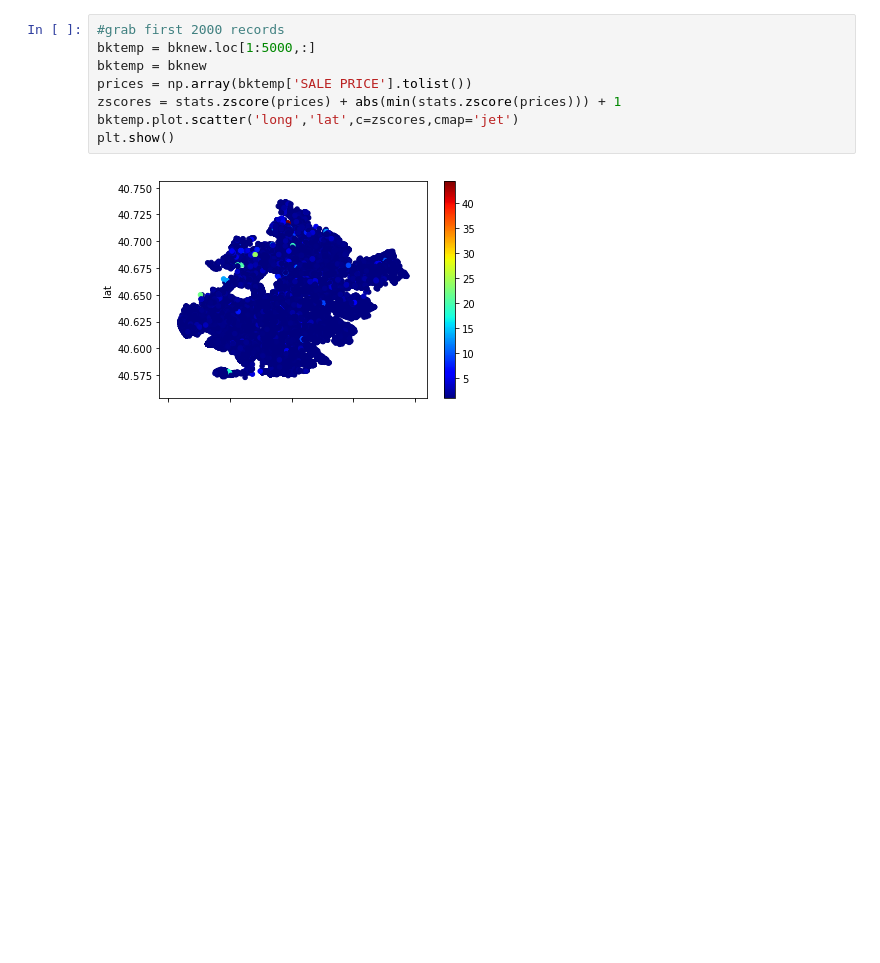
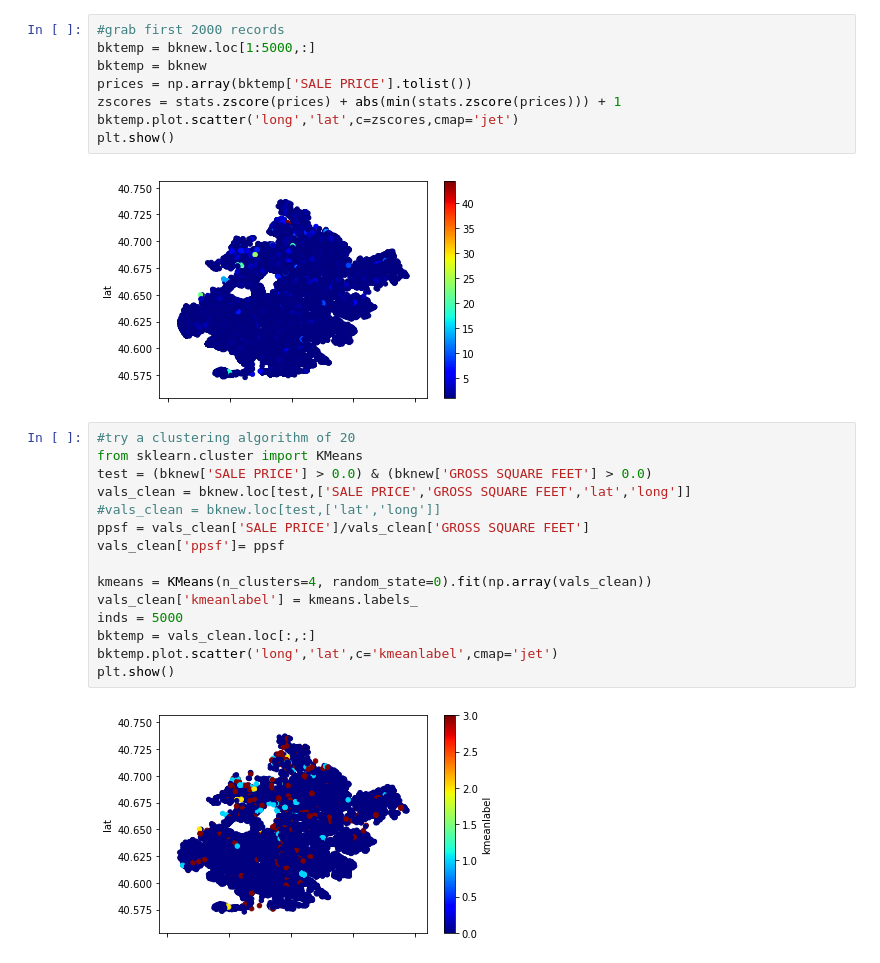
Before and after one commit to dlhocker/nycsales, a Jupyter notebook: basic_stats.ipynb, the cells around one changed output. Drawn from its saved outputs; the diff is of its cells as text; blank space fills up the shorter version.

Commit message:
added kmeans to look at brooklyn data

```diff
--- a/basic_stats.ipynb
+++ b/basic_stats.ipynb
@@ -89,3 +107,20 @@ bktemp.plot.scatter('long','lat',c=zscores,cmap='jet')
 plt.show()
 # %% [output]
 [figure]
+# %%
+#try a clustering algorithm of 20
+from sklearn.cluster import KMeans
+test = (bknew['SALE PRICE'] > 0.0) & (bknew['GROSS SQUARE FEET'] > 0.0)
+vals_clean = bknew.loc[test,['SALE PRICE','GROSS SQUARE FEET','lat','long']]
+#vals_clean = bknew.loc[test,['lat','long']]
+ppsf = vals_clean['SALE PRICE']/vals_clean['GROSS SQUARE FEET']
+vals_clean['ppsf']= ppsf
+
+kmeans = KMeans(n_clusters=4, random_state=0).fit(np.array(vals_clean))
+vals_clean['kmeanlabel'] = kmeans.labels_
+inds = 5000
+bktemp = vals_clean.loc[:,:]
+bktemp.plot.scatter('long','lat',c='kmeanlabel',cmap='jet')
+plt.show()
+# %% [output]
+[figure, added]
```
Also changed, not shown: parts of 2 cells of this notebook, 1 other file.
